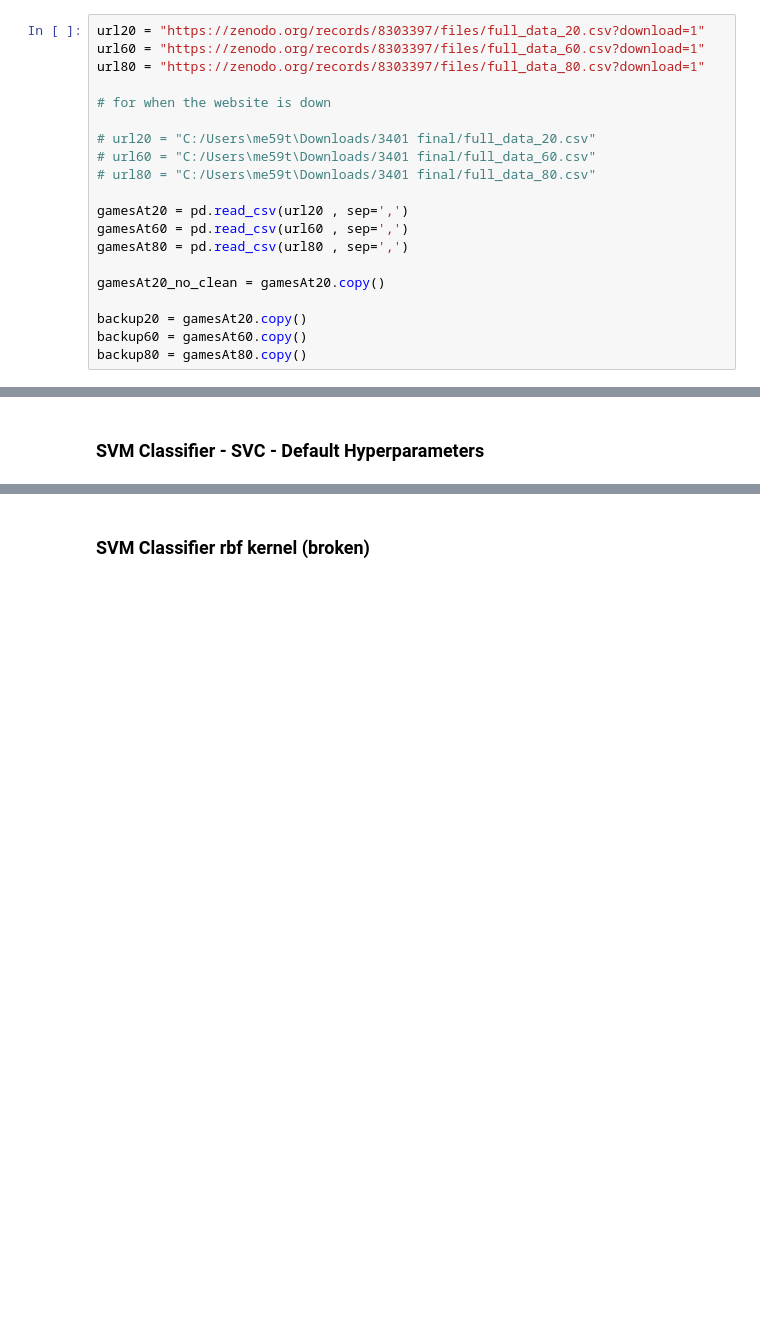
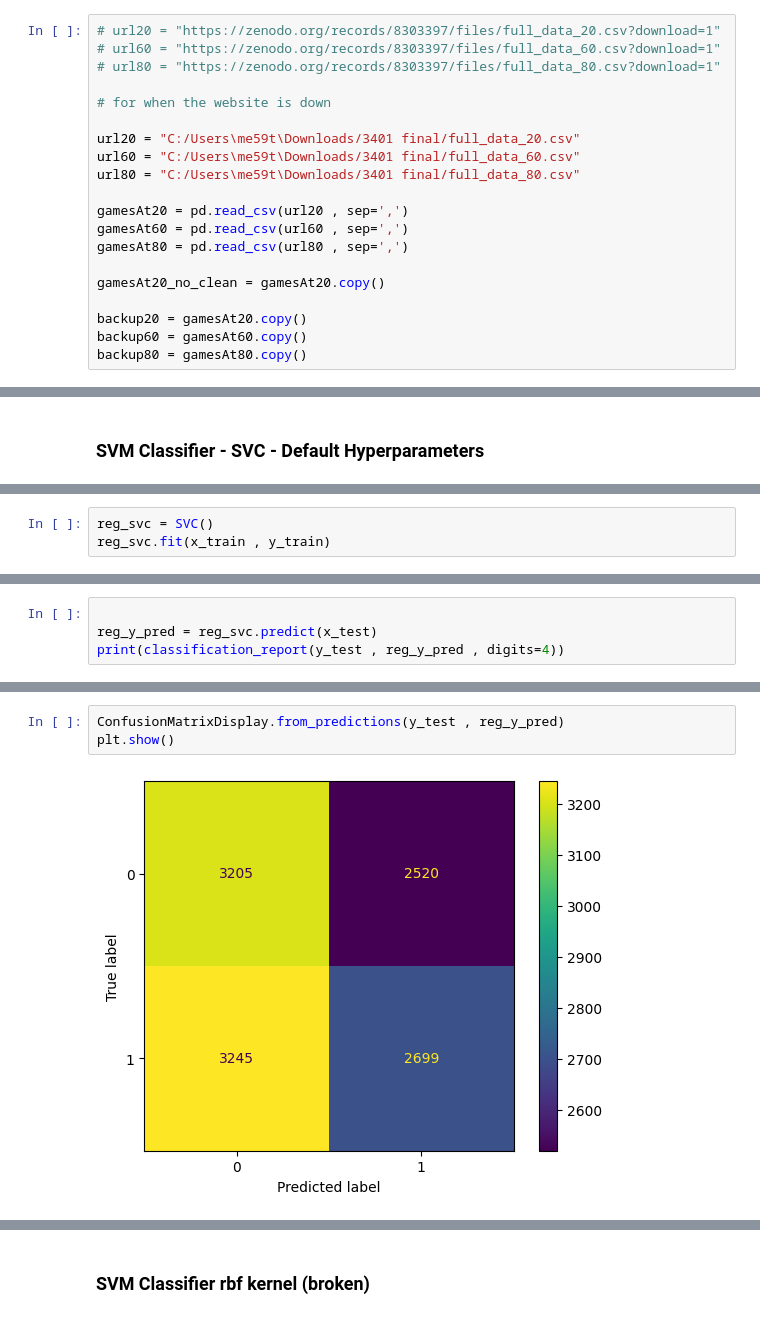
Before and after one commit to t-tony03/EECS3401Final, a Jupyter notebook: final rev2.ipynb, the cells around one changed output, grey strips where cells are left out. Drawn from its saved outputs; the diff is of its cells as text; blank space fills up the shorter version.

```diff
--- a/final rev2.ipynb
+++ b/final rev2.ipynb
@@ -11,15 +11,15 @@ import seaborn as sns
 # %% [markdown]
 #### Import dataset
 # %%
-url20 = "https://zenodo.org/records/8303397/files/full_data_20.csv?download=1"
-url60 = "https://zenodo.org/records/8303397/files/full_data_60.csv?download=1"
-url80 = "https://zenodo.org/records/8303397/files/full_data_80.csv?download=1"
+# url20 = "https://zenodo.org/records/8303397/files/full_data_20.csv?download=1"
+# url60 = "https://zenodo.org/records/8303397/files/full_data_60.csv?download=1"
+# url80 = "https://zenodo.org/records/8303397/files/full_data_80.csv?download=1"
 
 # for when the website is down
 
-# url20 = "C:/Users\me59t\Downloads/3401 final/full_data_20.csv"
-# url60 = "C:/Users\me59t\Downloads/3401 final/full_data_60.csv"
-# url80 = "C:/Users\me59t\Downloads/3401 final/full_data_80.csv"
+url20 = "C:/Users\me59t\Downloads/3401 final/full_data_20.csv"
+url60 = "C:/Users\me59t\Downloads/3401 final/full_data_60.csv"
+url80 = "C:/Users\me59t\Downloads/3401 final/full_data_80.csv"
 
 gamesAt20 = pd.read_csv(url20 , sep=',')
 gamesAt60 = pd.read_csv(url60 , sep=',')
@@ -330,0 +318,3 @@ plt.show()
+# %%
+reg_svc = SVC()
+reg_svc.fit(x_train , y_train)
@@ -330,0 +323,4 @@ plt.show()
+# %%
+
+reg_y_pred = reg_svc.predict(x_test)
+print(classification_report(y_test , reg_y_pred , digits=4))
@@ -330,0 +336,5 @@ plt.show()
+# %%
+ConfusionMatrixDisplay.from_predictions(y_test , reg_y_pred)
+plt.show()
+# %% [output]
+[figure, added]
```
Also changed, not shown: parts of 45 cells of this notebook.
